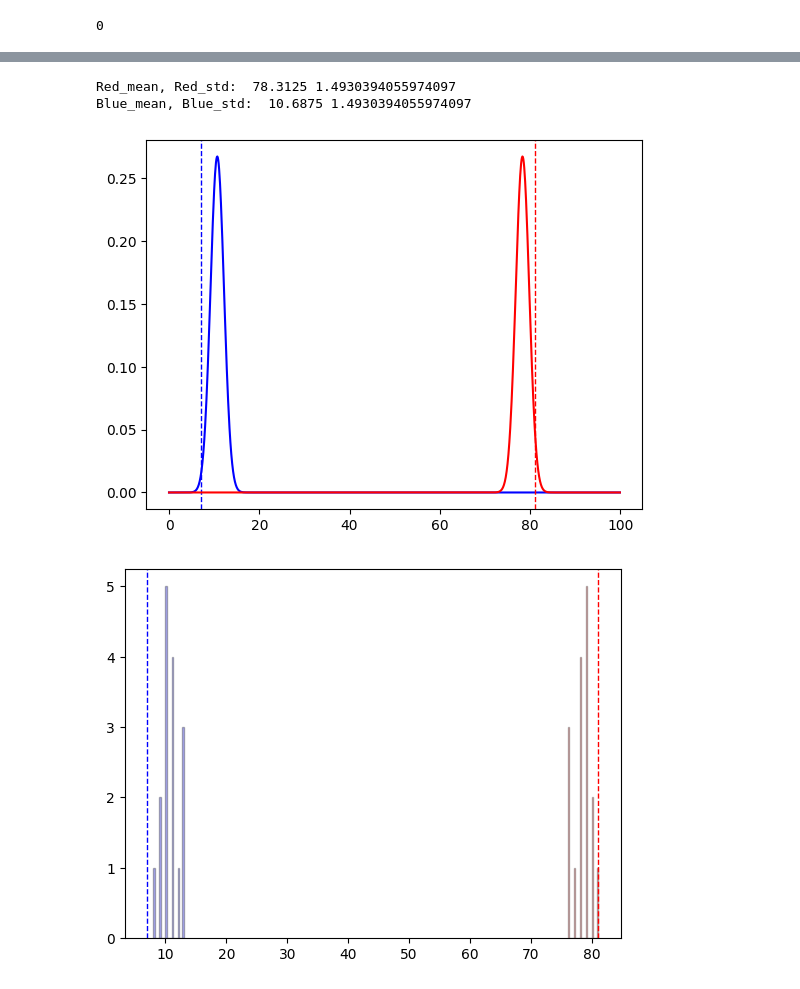
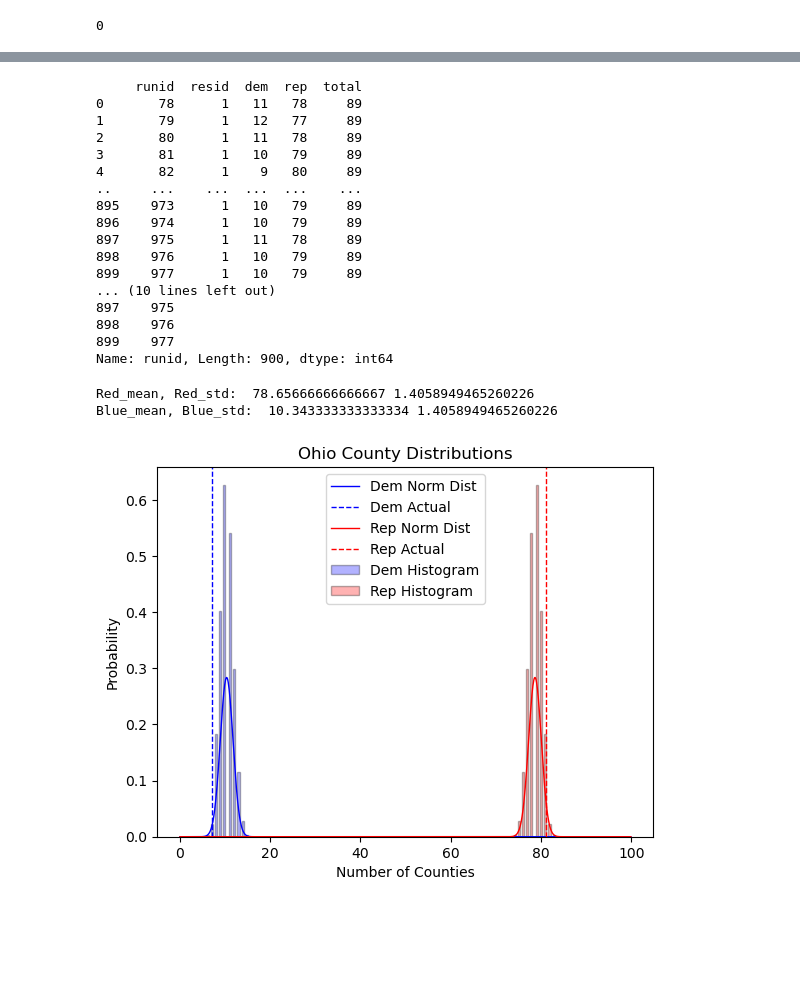
Before and after one commit to Extr1n/CSDS133-final-Gerrymandering, a Jupyter notebook: import_data.ipynb, the cells around one changed output, grey strips where cells are left out. Saved outputs shown, nothing was run; the diff lists cells and outputs as text; code cells hidden in the pictures; blank space fills up the shorter version.

Commit message:
add ohio data

```diff
--- a/import_data.ipynb
+++ b/import_data.ipynb
@@ -112,54 +140,60 @@ data = data = pd.DataFrame({"index": np.arange(0, 100, 1),"Blue": np.random.norm
 # %%
-id = con.execute("select create_layers('{{880, 4}, {88, 4}}', 25);").fetchall()[0][0]
-data = pd.DataFrame(con.execute("select * from results where resid = "+ str(id) + ";").fetchall())
+con = activateCon()
+cur = con.cursor()
+
+id = 1
+data = pd.DataFrame(cur.execute("select * from results where resid = %(id)s;", {'id': id}).fetchall())
+data = data.set_axis(['runid', 'resid', 'dem', 'rep', 'total'], axis=1)
+print(data)
 
 con.commit()
 con.close()
+# %% [output]
+     runid  resid  dem  rep  total
+0       78      1   11   78     89
+1       79      1   12   77     89
+2       80      1   11   78     89
+3       81      1   10   79     89
+4       82      1    9   80     89
+..     ...    ...  ...  ...    ...
+895    973      1   10   79     89
+896    974      1   10   79     89
+897    975      1   11   78     89
+898    976      1   10   79     89
+899    977      1   10   79     89
+... (10 lines left out)
+897    975
+898    976
+899    977
+Name: runid, Length: 900, dtype: int64
 # %%
 x_axis = np.arange(0, 100, 0.1)
 bins = 20
 
-columns = data.columns
-
-blue_mean = data[columns[2]].mean()
-blue_std = data[columns[2]].std()
+blue_mean = data["dem"].mean()
+blue_std = data["dem"].std()
 actual_blue= 7    # placeholder
 
-red_mean = data[columns[3]].mean()
-red_std = data[columns[3]].std()
+red_mean = data["rep"].mean()
+red_std = data["rep"].std()
 actual_red= 81    # placeholder
 
 print("Red_mean, Red_std: ", red_mean, red_std)
 print("Blue_mean, Blue_std: ", blue_mean, blue_std)
 
-#normal distributions
-plt.plot(x_axis, norm.pdf(x_axis, loc=blue_mean, scale=blue_std), color='b')
+#combined plot
+plt.hist(data["dem"], bins=bins, color='b', density=True, alpha=0.3, edgecolor='black')
+plt.hist(data["rep"], bins=bins, color='r', density=True, alpha=0.3, edgecolor='black')
+plt.plot(x_axis, norm.pdf(x_axis, loc=data["dem"].mean(), scale=data["dem"].std()), color='b', linewidth=1)
 plt.axvline(x=actual_blue, color='b', linestyle='dashed', linewidth=1)
-plt.plot(x_axis, norm.pdf(x_axis, loc=red_mean, scale=red_std), color='r')
-plt.axvline(x=actual_red, color='r', linestyle='dashed', linewidth=1)
-plt.figure()
-
-
-#histogram plot
-plt.axvline(x=actual_blue, color='b', linestyle='dashed', linewidth=1)
-plt.axvline(x=actual_red, color='r', linestyle='dashed', linewidth=1)
-plt.hist(data[columns[2]], bins=bins, color='b', alpha=0.3, edgecolor='black')
-plt.hist(data[columns[3]], bins=bins, color='r', alpha=0.3, edgecolor='black')
-plt.figure()
-
-#combined plot
-plt.hist(data[columns[2]], bins=bins, color='b', density=True, alpha=0.3, edgecolor='black')
-plt.hist(data[columns[3]], bins=bins, color='r', density=True, alpha=0.3, edgecolor='black')
-plt.plot(x_axis, norm.pdf(x_axis, loc=data[columns[2]].mean(), scale=data[columns[2]].std()), color='b', linewidth=1)
-plt.axvline(x=actual_blue, color='b', linestyle='dashed', linewidth=1)
-plt.plot(x_axis, norm.pdf(x_axis, loc=data[columns[3]].mean(), scale=data[columns[3]].std()), color='r', linewidth=1)
+plt.plot(x_axis, norm.pdf(x_axis, loc=data["rep"].mean(), scale=data["rep"].std()), color='r', linewidth=1)
 plt.axvline(x=actual_red, color='r', linestyle='dashed', linewidth=1)
 plt.title("Ohio County Distributions")
 plt.xlabel("Number of Counties")
 plt.ylabel("Probability")
+plt.legend(["Dem Norm Dist", "Dem Actual", "Rep Norm Dist", "Rep Actual", "Dem Histogram", "Rep Histogram"], loc="upper center")
 plt.show()
 # %% [output]
-Red_mean, Red_std:  78.3125 1.4930394055974097
-Blue_mean, Blue_std:  10.6875 1.4930394055974097
+Red_mean, Red_std:  78.65666666666667 1.4058949465260226
+Blue_mean, Blue_std:  10.343333333333334 1.4058949465260226
-[figure, old version]
+[figure, new version]
-[figure, removed]
```
Also changed, not shown: parts of 6 cells of this notebook.
